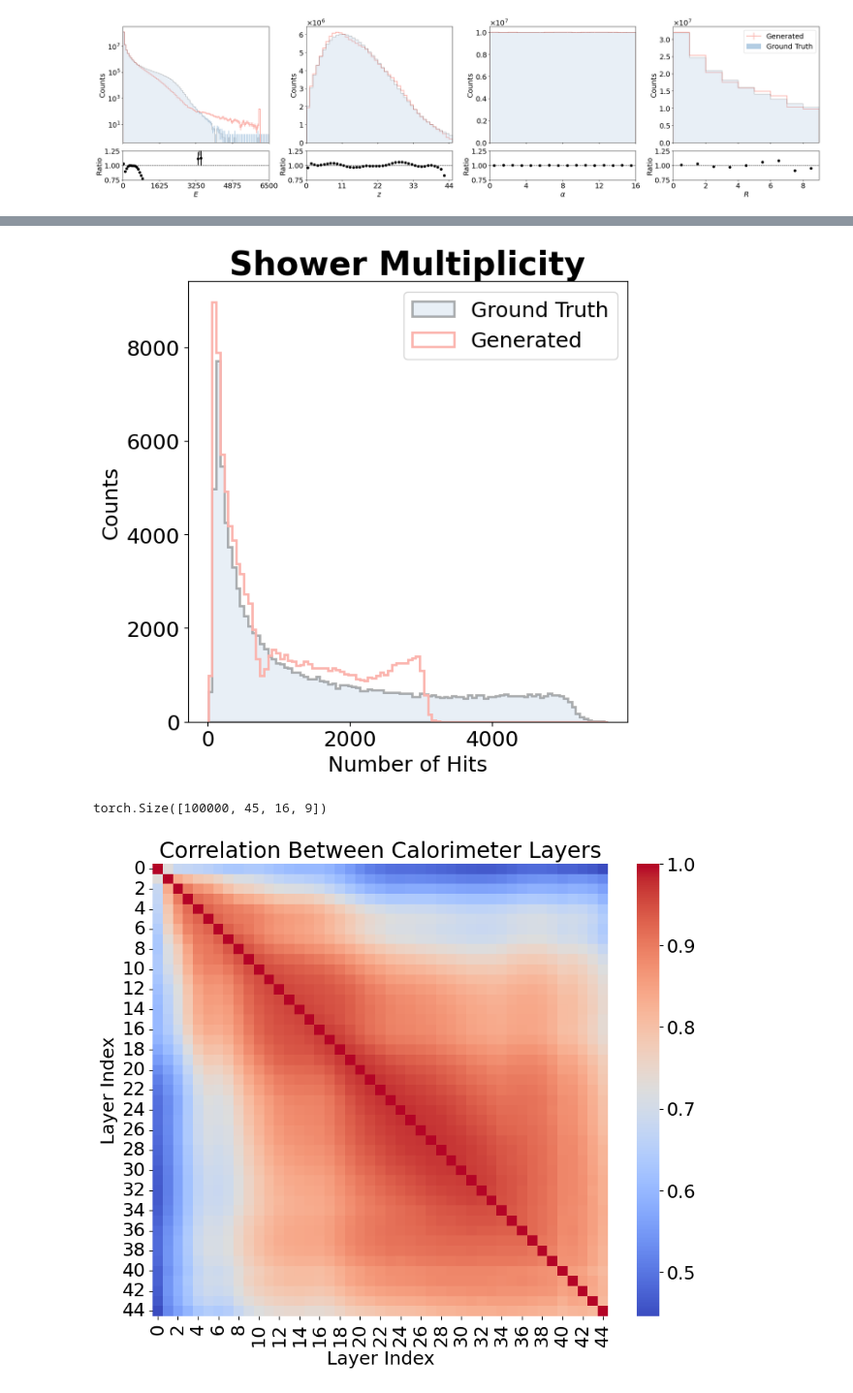
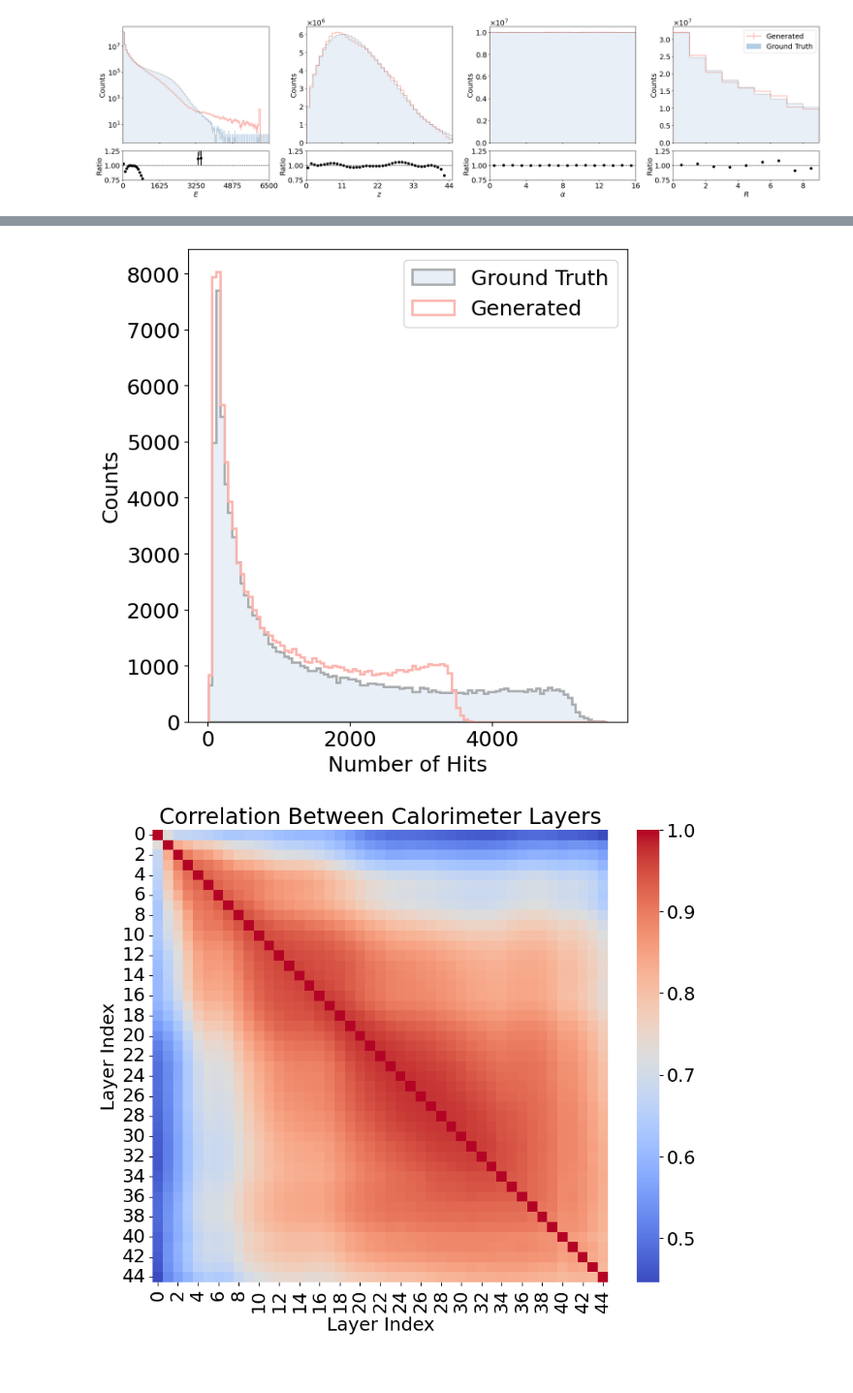
Before and after one commit to kaechb/MDMA, a Jupyter notebook: notebooks/results.ipynb, the cells around one changed output, grey strips where cells are left out. Shown: that part at 97% size. Cells and saved outputs as stored; diff of their text form; code cells hidden in the pictures.

```diff
--- a/notebooks/results.ipynb
+++ b/notebooks/results.ipynb
@@ -497,0 +178,15 @@ batch=torch.cat(batches).cpu()
+# %%
+import matplotlib.pyplot as plt
+import numpy as np
+plot_bins=[6000,45,16,9]
+real_plot=torch.cat(reals_plot)
+fake_plot=torch.cat(fakes_plot)
+real_plot=real_plot[real_plot[:,0]>0]
+
+fake_plot=fake_plot[fake_plot[:,0]>0]
+for i in range(1,4):
+
+    _,bins,_=plt.hist(real_plot[:,i].numpy(),bins=np.linspace(0,plot_bins[i],plot_bins[i]+1),alpha=0.5)
+    print(bins)
+    plt.hist(fake_plot[:,i].numpy(),bins=bins,alpha=0.5,histtype="step")
+    plt.show()
@@ -498,32 +216,29 @@ batch=torch.cat(batches).cpu()
 # %%
 import matplotlib as mpl
 import seaborn as sns
-n_fake=(fakes.reshape(-1,model.num_z*model.num_alpha*model.num_R)>0).sum(1)
-n_real=(batch.reshape(-1,model.num_z*model.num_alpha*model.num_R)>0).sum(1)
+
+n_fake=(torch.cat(voxs).reshape(-1,plot_bins[1]*plot_bins[2]*plot_bins[3])>0).sum(1)
+n_real=(torch.cat(real_voxs).reshape(-1,plot_bins[1]*plot_bins[2]*plot_bins[3])>0).sum(1)
 plt.figure(figsize=(6.4,6.4))
 
 _,b,_=plt.hist(n_real.cpu().numpy(),label="Ground Truth",bins=100,alpha=0.3,color="C1",edgecolor="black",histtype="stepfilled",linewidth=2)
 plt.hist(n_fake.cpu().numpy(),label="Generated",bins=b,alpha=1,color="C0",histtype="step",lw=2)
 
 fig_size1=[6.4, 6.4]
 
 mpl.rcParams['lines.linewidth'] = 2
 font = { "size": 18}#"family": "normal",
 mpl.rc("font", **font)
 mpl.rc('lines', linewidth=2)
 sns.set_palette("Pastel1")
 plt.legend()
 #plt.title("Shower Multiplicity",fontsize=28, fontweight="bold")
 plt.xlabel("Number of Hits")
 plt.ylabel("Counts")
 plt.tight_layout(pad=0.3)
 #plt.savefig("calo_n.pdf",format="pdf")
 # %% [output]
-[figure, old version]
+[figure, new version]
-# %%
-fakes.shape
-# %% [output]
-torch.Size([100000, 45, 16, 9])
 # %%
 import numpy as np
 import matplotlib.pyplot as plt
```
Also changed, not shown: parts of 15 cells of this notebook, 5 other files.
